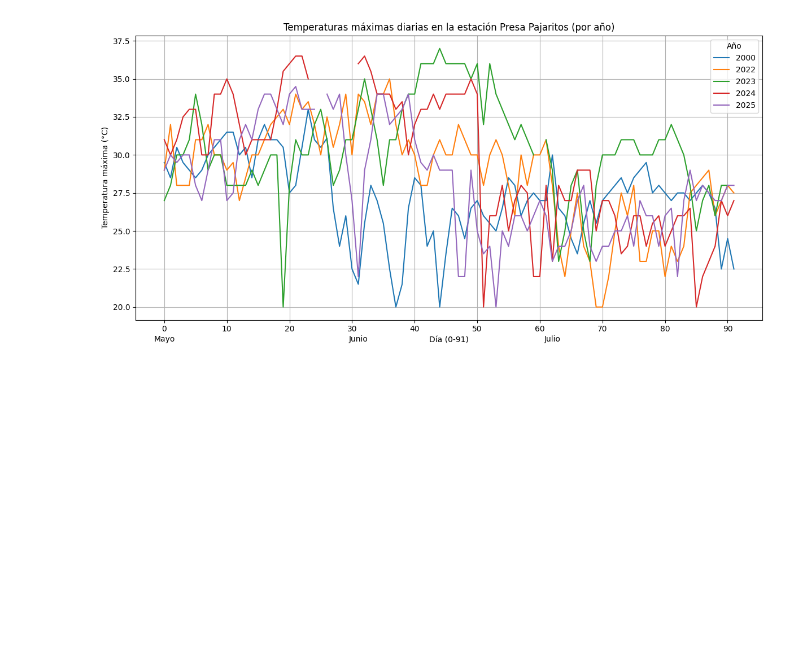
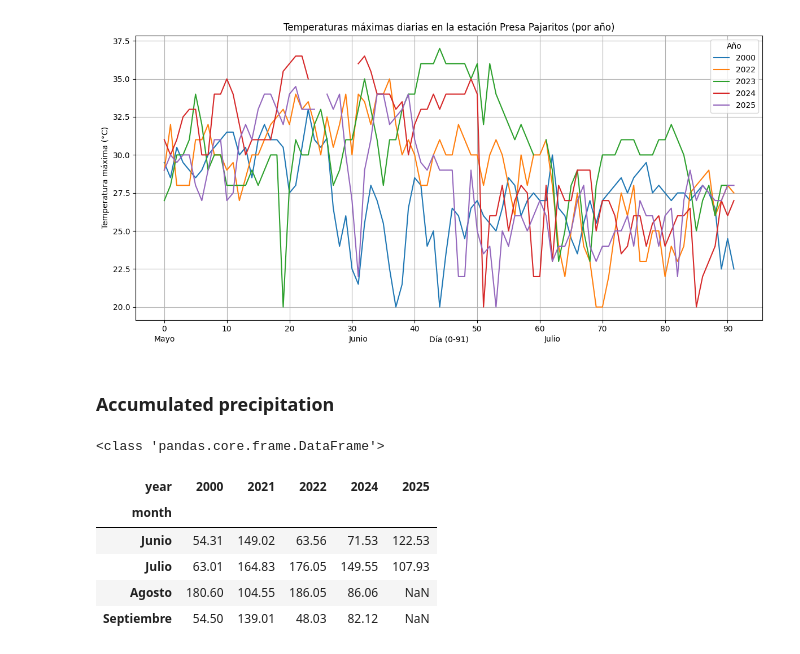
Before and after one commit to dbetm/conagua-weather-stations-stats, a Jupyter notebook: conagua_analysis.ipynb, the cells around one changed output. Cells and saved outputs as stored; diff of their text form; code cells hidden in the pictures; blank space fills up the shorter version.

```diff
--- a/conagua_analysis.ipynb
+++ b/conagua_analysis.ipynb
@@ -121,3 +124,5 @@ max_temp_pajaritos_df
 plot_max_temperatures(max_temp_pajaritos_df, pajaritos.name.title(), hot_weather_num_days, extra_x_markers)
 # %% [output]
 [figure]
+# %% [markdown]
+### Accumulated precipitation
@@ -123,0 +140,17 @@ plot_max_temperatures(max_temp_pajaritos_df, pajaritos.name.title(), hot_weather
+# %%
+pd.set_option('display.max_columns', None)
+
+acc_precipitation_florida = get_accumulated_precipitation(
+    florida.daily_historic, rainy_periods["years"], rainy_periods["months"]
+)
+
+print(type(acc_precipitation_florida))
+acc_precipitation_florida
+# %% [output]
+<class 'pandas.core.frame.DataFrame'>
+| year | 2000 | 2021 | 2022 | 2024 | 2025 |
+| month |  |  |  |  |  |
+| Junio | 54.31 | 149.02 | 63.56 | 71.53 | 122.53 |
+| Julio | 63.01 | 164.83 | 176.05 | 149.55 | 107.93 |
+| Agosto | 180.60 | 104.55 | 186.05 | 86.06 | NaN |
+| Septiembre | 54.50 | 139.01 | 48.03 | 82.12 | NaN |
```
Also changed, not shown: parts of 9 cells of this notebook, 5 other files.
